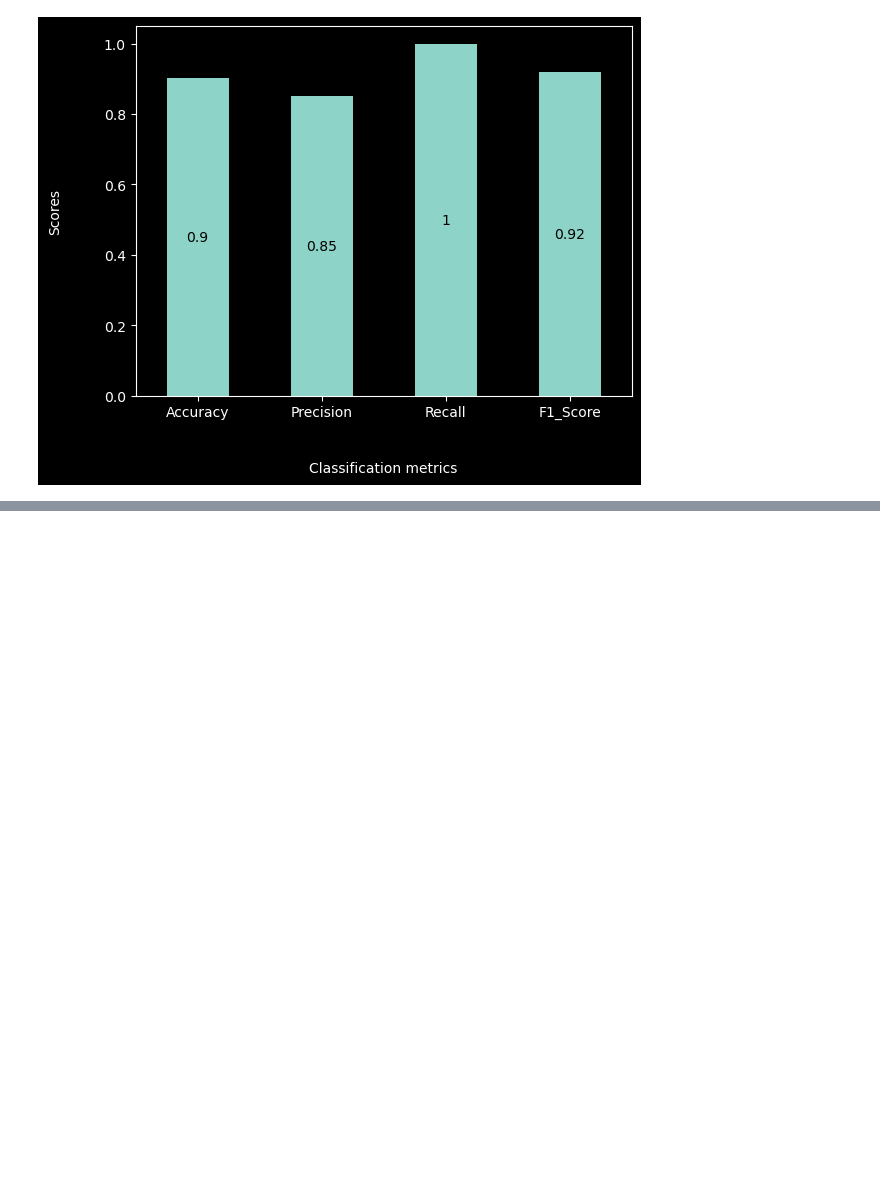
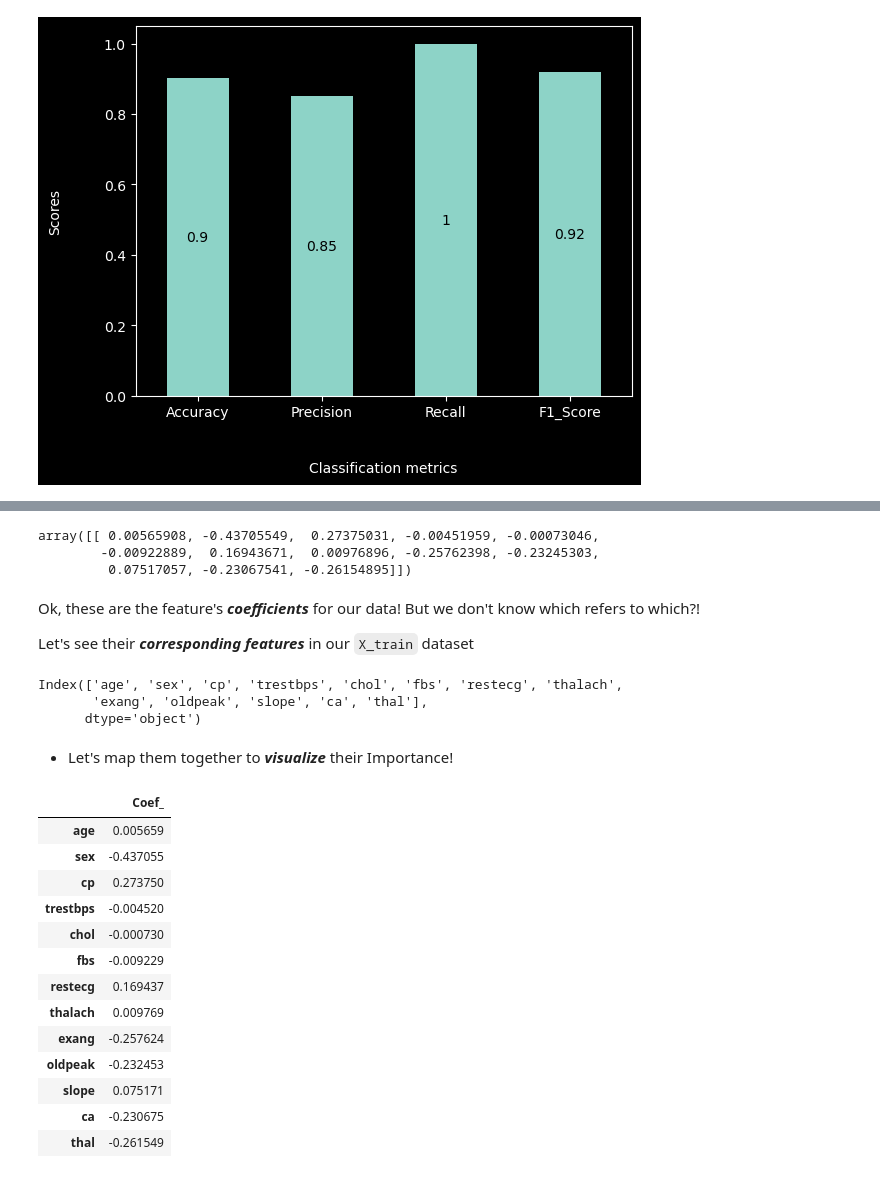
Before and after one commit to DarkDk123/Simple-Heart-disease-classification, a Jupyter notebook: Heart-disease-model.ipynb, the cells around one changed output, grey strips where cells are left out. Cells and saved outputs as stored; diff of their text form; code cells hidden in the pictures; blank space fills up the shorter version.

```diff
--- a/Heart-disease-model.ipynb
+++ b/Heart-disease-model.ipynb
@@ -1520,0 +1544,44 @@ Finally, we have all the ***metrics visualized!*** And our model is performing e
+# %%
+# let's check "coef_" of our linearSVC model
+best_linearSVC.coef_
+# %% [output]
+array([[ 0.00565908, -0.43705549,  0.27375031, -0.00451959, -0.00073046,
+        -0.00922889,  0.16943671,  0.00976896, -0.25762398, -0.23245303,
+         0.07517057, -0.23067541, -0.26154895]])
+# %% [markdown]
+Ok, these are the feature's ***coefficients*** for our data! But we don't know which refers to which?!
+
+Let's see their ***corresponding features*** in our `X_train` dataset
+# %%
+# Training Features
+
+X_train.columns
+# %% [output]
+Index(['age', 'sex', 'cp', 'trestbps', 'chol', 'fbs', 'restecg', 'thalach',
+       'exang', 'oldpeak', 'slope', 'ca', 'thal'],
+      dtype='object')
+# %% [markdown]
+- Let's map them together to ***visualize*** their Importance!
+# %%
+# Creating a Pandas DataFrame
+
+imp_features = pd.DataFrame(
+    data=best_linearSVC.coef_.T, index=X_train.columns, columns=["Coef_"]
+)
+
+imp_features
+# %% [output]
+|  | Coef_ |
+| age | 0.005659 |
+| sex | -0.437055 |
+| cp | 0.273750 |
+| trestbps | -0.004520 |
+| chol | -0.000730 |
+| fbs | -0.009229 |
+| restecg | 0.169437 |
+| thalach | 0.009769 |
+| exang | -0.257624 |
+| oldpeak | -0.232453 |
+| slope | 0.075171 |
+| ca | -0.230675 |
+| thal | -0.261549 |
```
Also changed, not shown: parts of 25 cells of this notebook, 1 other file.
